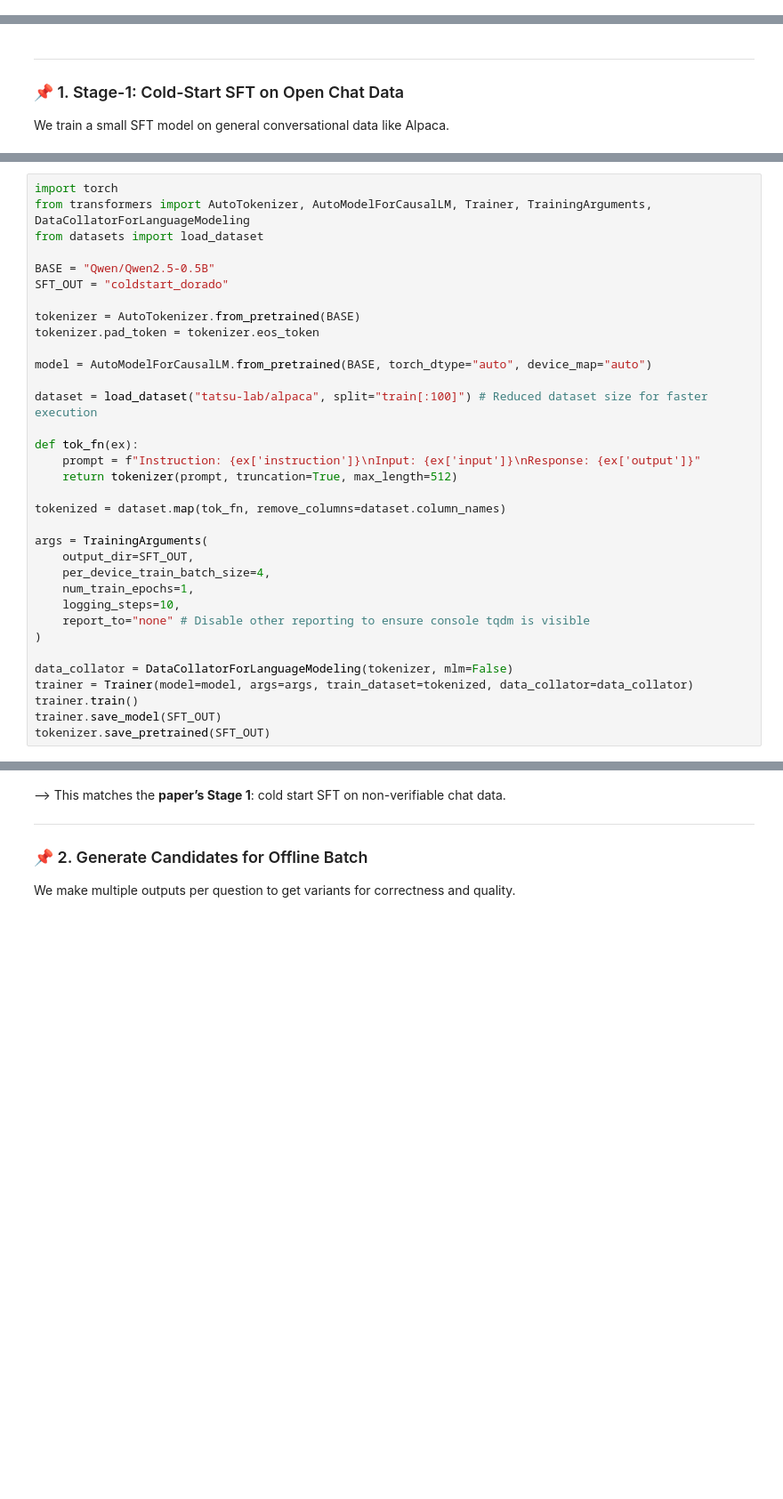
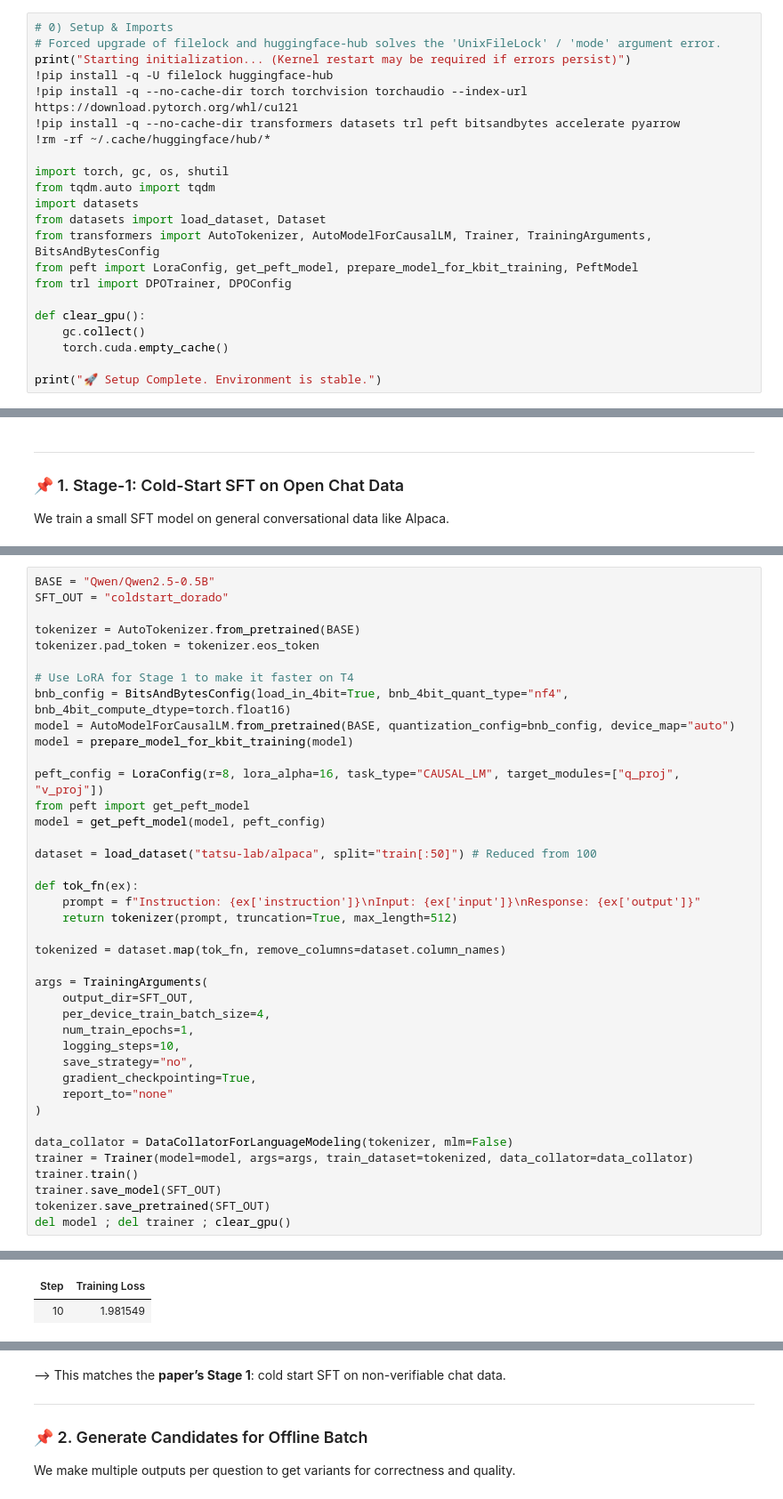
Before and after one commit to Vedant2100/llmpt, a Jupyter notebook: dorado_toy.ipynb, the cells around one changed output, grey strips where cells are left out. Shown at 89% size. Cells and saved outputs as stored; diff of their text form; blank space fills up the shorter version.

Commit message:
runnable version for limited compute

```diff
--- a/dorado_toy.ipynb
+++ b/dorado_toy.ipynb
@@ -28,0 +26,22 @@ This does **not approximate RL with PPO** or use a heuristic log-prob; instead i
+# %%
+# 0) Setup & Imports
+# Forced upgrade of filelock and huggingface-hub solves the 'UnixFileLock' / 'mode' argument error.
+print("Starting initialization... (Kernel restart may be required if errors persist)")
+!pip install -q -U filelock huggingface-hub
+!pip install -q --no-cache-dir torch torchvision torchaudio --index-url https://download.pytorch.org/whl/cu121
+!pip install -q --no-cache-dir transformers datasets trl peft bitsandbytes accelerate pyarrow
+!rm -rf ~/.cache/huggingface/hub/*
+
+import torch, gc, os, shutil
+from tqdm.auto import tqdm
+import datasets
+from datasets import load_dataset, Dataset
+from transformers import AutoTokenizer, AutoModelForCausalLM, Trainer, TrainingArguments, BitsAndBytesConfig
+from peft import LoraConfig, get_peft_model, prepare_model_for_kbit_training, PeftModel
+from trl import DPOTrainer, DPOConfig
+
+def clear_gpu():
+    gc.collect()
+    torch.cuda.empty_cache()
+
+print("🚀 Setup Complete. Environment is stable.")
@@ -38,17 +132,20 @@ huggingface_hub.login()
 # %%
-import torch
-from transformers import AutoTokenizer, AutoModelForCausalLM, Trainer, TrainingArguments, DataCollatorForLanguageModeling
-from datasets import load_dataset
-
 BASE = "Qwen/Qwen2.5-0.5B"
 SFT_OUT = "coldstart_dorado"
 
 tokenizer = AutoTokenizer.from_pretrained(BASE)
 tokenizer.pad_token = tokenizer.eos_token
 
-model = AutoModelForCausalLM.from_pretrained(BASE, torch_dtype="auto", device_map="auto")
+# Use LoRA for Stage 1 to make it faster on T4
+bnb_config = BitsAndBytesConfig(load_in_4bit=True, bnb_4bit_quant_type="nf4", bnb_4bit_compute_dtype=torch.float16)
+model = AutoModelForCausalLM.from_pretrained(BASE, quantization_config=bnb_config, device_map="auto")
+model = prepare_model_for_kbit_training(model)
 
-dataset = load_dataset("tatsu-lab/alpaca", split="train[:100]") # Reduced dataset size for faster execution
+peft_config = LoraConfig(r=8, lora_alpha=16, task_type="CAUSAL_LM", target_modules=["q_proj", "v_proj"])
+from peft import get_peft_model
+model = get_peft_model(model, peft_config)
+
+dataset = load_dataset("tatsu-lab/alpaca", split="train[:50]") # Reduced from 100
 
 def tok_fn(ex):
     prompt = f"Instruction: {ex['instruction']}\nInput: {ex['input']}\nResponse: {ex['output']}"
@@ -61,7 +158,9 @@ args = TrainingArguments(
     per_device_train_batch_size=4,
     num_train_epochs=1,
     logging_steps=10,
-    report_to="none" # Disable other reporting to ensure console tqdm is visible
+    save_strategy="no",
+    gradient_checkpointing=True,
+    report_to="none"
 )
 
 data_collator = DataCollatorForLanguageModeling(tokenizer, mlm=False)
@@ -69,4 +168,5 @@ trainer = Trainer(model=model, args=args, train_dataset=tokenized, data_collator
 trainer.train()
 trainer.save_model(SFT_OUT)
 tokenizer.save_pretrained(SFT_OUT)
+del model ; del trainer ; clear_gpu()
 # %% [output]
@@ -74,0 +174,2 @@ WARNING:huggingface_hub.utils._http:Warning: You are sending unauthenticated req
+| Step | Training Loss |
+| 10 | 1.981549 |
```
Also changed, not shown: parts of 15 cells of this notebook, 2 other files.
